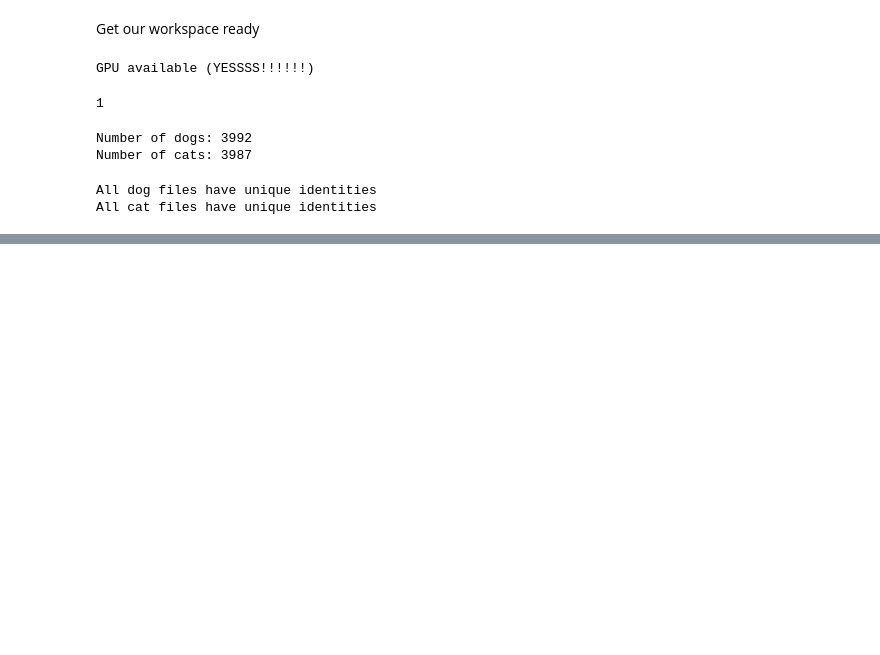
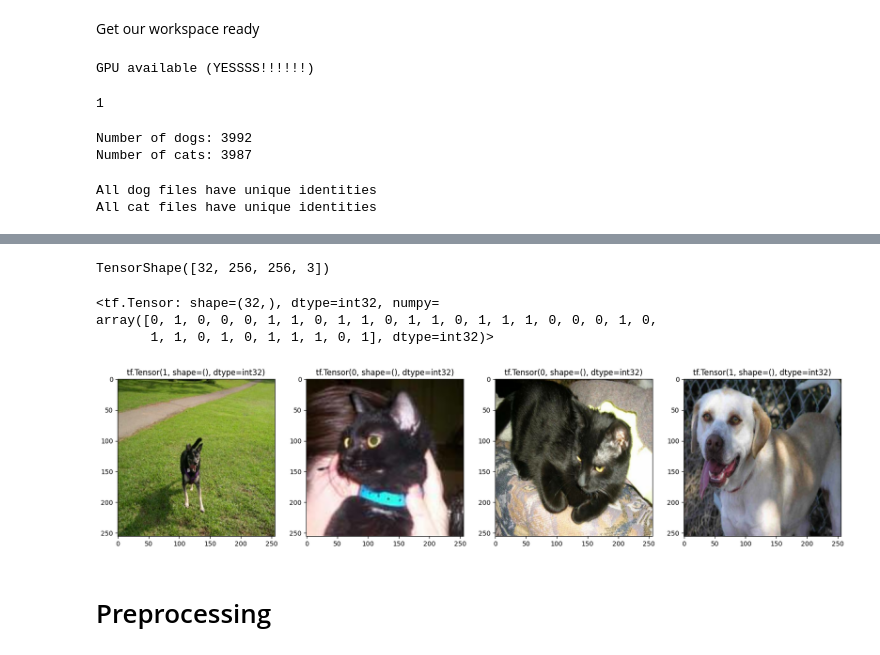
Before and after one commit to Francisroyce/Data-Science-ProjectPortfolio, a Jupyter notebook: dog_and_cat_vision.ipynb, the cells around one changed output, grey strips where cells are left out. Saved outputs shown, nothing was run; the diff lists cells and outputs as text; code cells hidden in the pictures; blank space fills up the shorter version.

```diff
--- a/dog_and_cat_vision.ipynb
+++ b/dog_and_cat_vision.ipynb
@@ -48,0 +174,5 @@ All cat files have unique identities
+# %%
+data = data.map(lambda x, y: (tf.cast(x, tf.int32), y))
+
+data_iterator = iter(data)
+batch = data_iterator.next()
@@ -48,0 +199,25 @@ All cat files have unique identities
+# %%
+batch[0].shape
+# %% [output]
+TensorShape([32, 256, 256, 3])
+# %%
+# lebaels
+batch[1]
+# %% [output]
+<tf.Tensor: shape=(32,), dtype=int32, numpy=
+array([0, 1, 0, 0, 0, 1, 1, 0, 1, 1, 0, 1, 1, 0, 1, 1, 1, 0, 0, 0, 1, 0,
+       1, 1, 0, 1, 0, 1, 1, 1, 0, 1], dtype=int32)>
+# %%
+import tensorflow as tf
+import matplotlib.pyplot as plt
+
+fig, ax = plt.subplots(ncols=4, figsize=(20, 20))
+for idx, img in enumerate(batch[0][:4]):
+    img = tf.cast(img, tf.int32)
+    ax[idx].imshow(img)
+    ax[idx].set_title(str(batch[1][idx]))  # Convert label to string
+# from here, class 1 = dogs and class 0 = cats
+# %% [output]
+[figure, added]
+# %% [markdown]
+# Preprocessing
```
Also changed, not shown: parts of 20 cells of this notebook.
